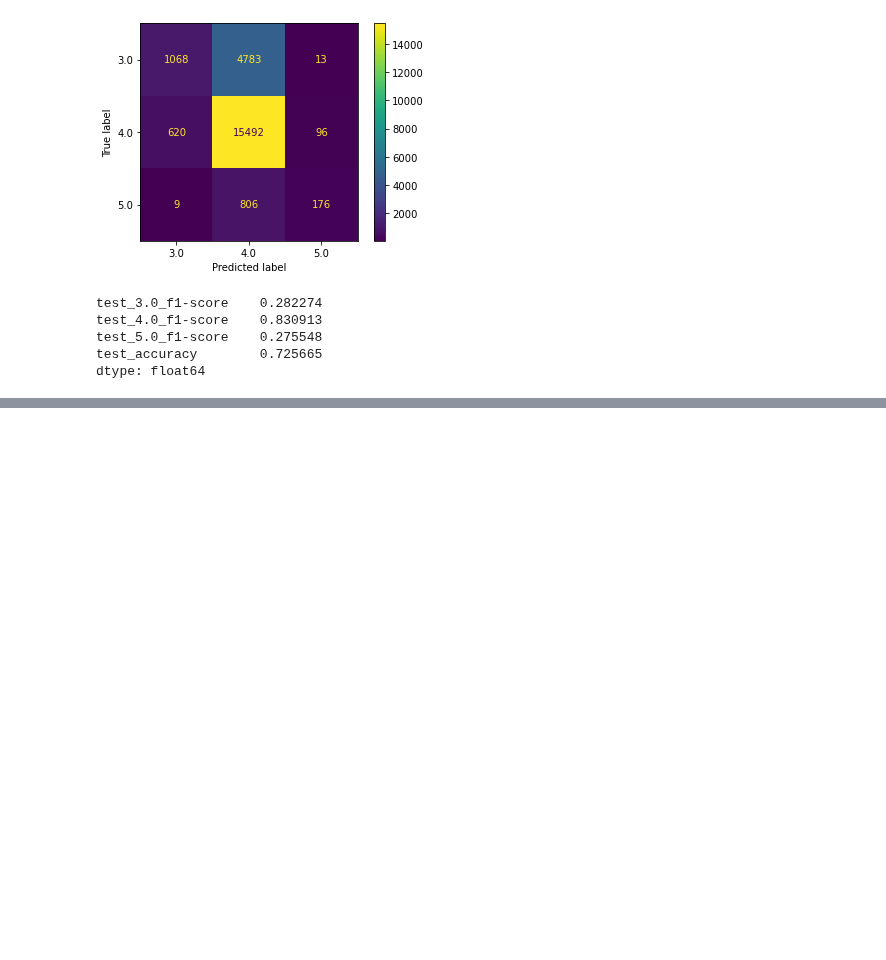
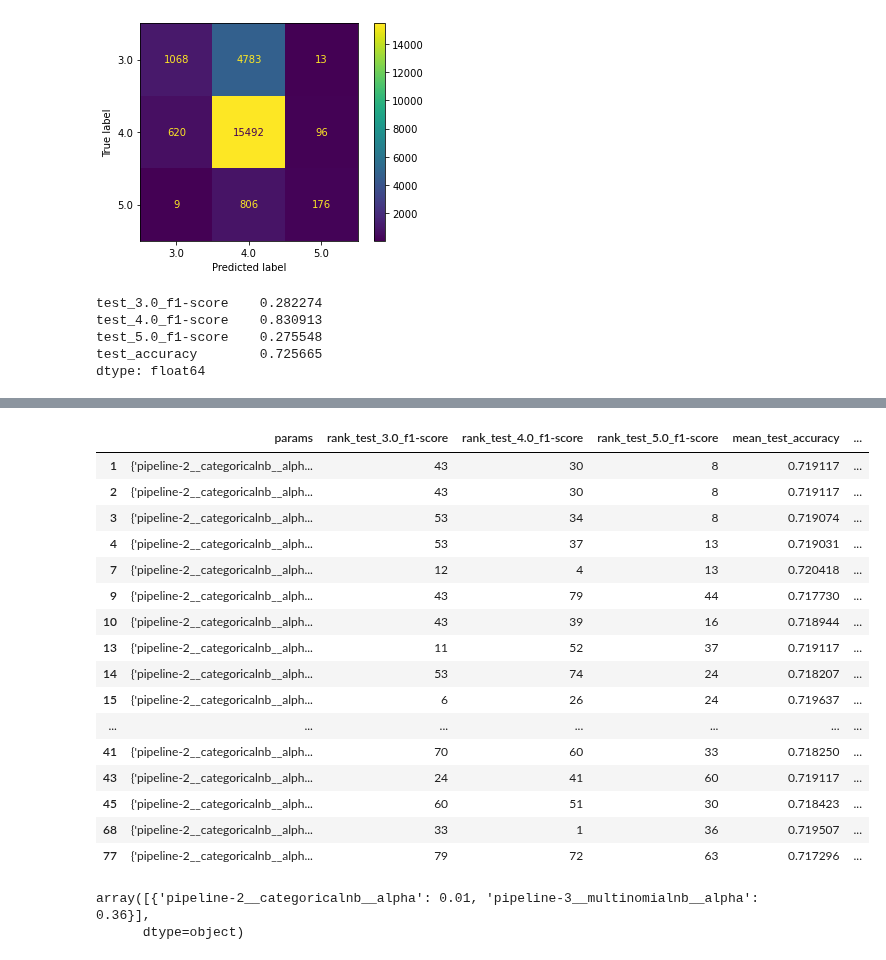
Before and after one commit to 7angel4/Goodreads-rating-classification, a Jupyter notebook: StackNB.ipynb, the cells around one changed output, grey strips where cells are left out. Saved outputs shown, nothing was run; the diff lists cells and outputs as text; code cells hidden in the pictures; blank space fills up the shorter version.

Commit message:
tune stackNB hyperparameter, focusing more on the class label 5.0 precision

```diff
--- a/StackNB.ipynb
+++ b/StackNB.ipynb
@@ -589,0 +494,27 @@ dtype: float64
+# %%
+r = re.compile('(^(rank_test).*(f1-score|accuracy)$)|(mean_test_accuracy)|(params)')
+score_metrics = list(filter(r.match, grid.columns))
+grid.loc[grid['rank_test_5.0_precision'] < 20][score_metrics]
+# %% [output]
+|  | params | rank_test_3.0_f1-score | rank_test_4.0_f1-score | rank_test_5.0_f1-score | mean_test_accuracy | ... |
+| 1 | {'pipeline-2__categoricalnb__alph... | 43 | 30 | 8 | 0.719117 | ... |
+| 2 | {'pipeline-2__categoricalnb__alph... | 43 | 30 | 8 | 0.719117 | ... |
+| 3 | {'pipeline-2__categoricalnb__alph... | 53 | 34 | 8 | 0.719074 | ... |
+| 4 | {'pipeline-2__categoricalnb__alph... | 53 | 37 | 13 | 0.719031 | ... |
+| 7 | {'pipeline-2__categoricalnb__alph... | 12 | 4 | 13 | 0.720418 | ... |
+| 9 | {'pipeline-2__categoricalnb__alph... | 43 | 79 | 44 | 0.717730 | ... |
+| 10 | {'pipeline-2__categoricalnb__alph... | 43 | 39 | 16 | 0.718944 | ... |
+| 13 | {'pipeline-2__categoricalnb__alph... | 11 | 52 | 37 | 0.719117 | ... |
+| 14 | {'pipeline-2__categoricalnb__alph... | 53 | 74 | 24 | 0.718207 | ... |
+| 15 | {'pipeline-2__categoricalnb__alph... | 6 | 26 | 24 | 0.719637 | ... |
+| ... | ... | ... | ... | ... | ... | ... |
+| 41 | {'pipeline-2__categoricalnb__alph... | 70 | 60 | 33 | 0.718250 | ... |
+| 43 | {'pipeline-2__categoricalnb__alph... | 24 | 41 | 60 | 0.719117 | ... |
+| 45 | {'pipeline-2__categoricalnb__alph... | 60 | 51 | 30 | 0.718423 | ... |
+| 68 | {'pipeline-2__categoricalnb__alph... | 33 | 1 | 36 | 0.719507 | ... |
+| 77 | {'pipeline-2__categoricalnb__alph... | 79 | 72 | 63 | 0.717296 | ... |
+# %%
+grid.loc[[7]]['params'].values
+# %% [output]
+array([{'pipeline-2__categoricalnb__alpha': 0.01, 'pipeline-3__multinomialnb__alpha': 0.36}],
+      dtype=object)
```
Also changed, not shown: parts of 17 cells of this notebook.
